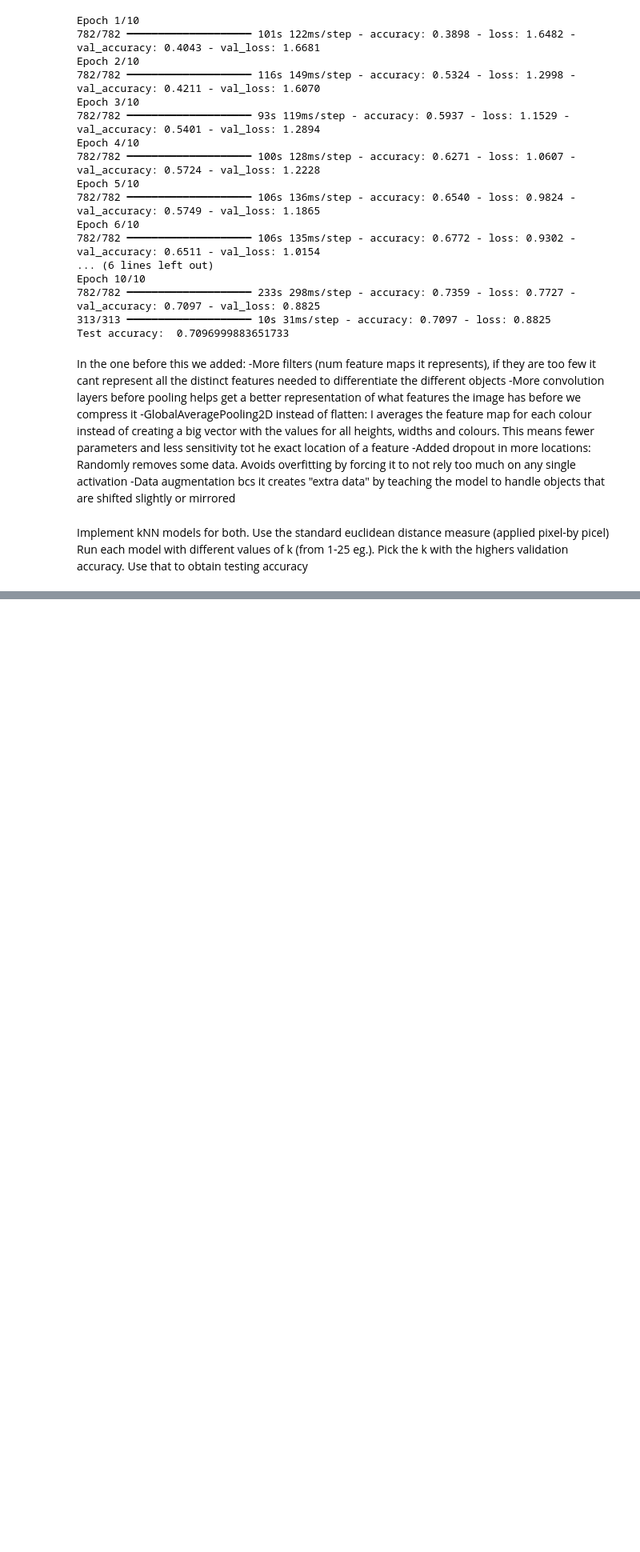
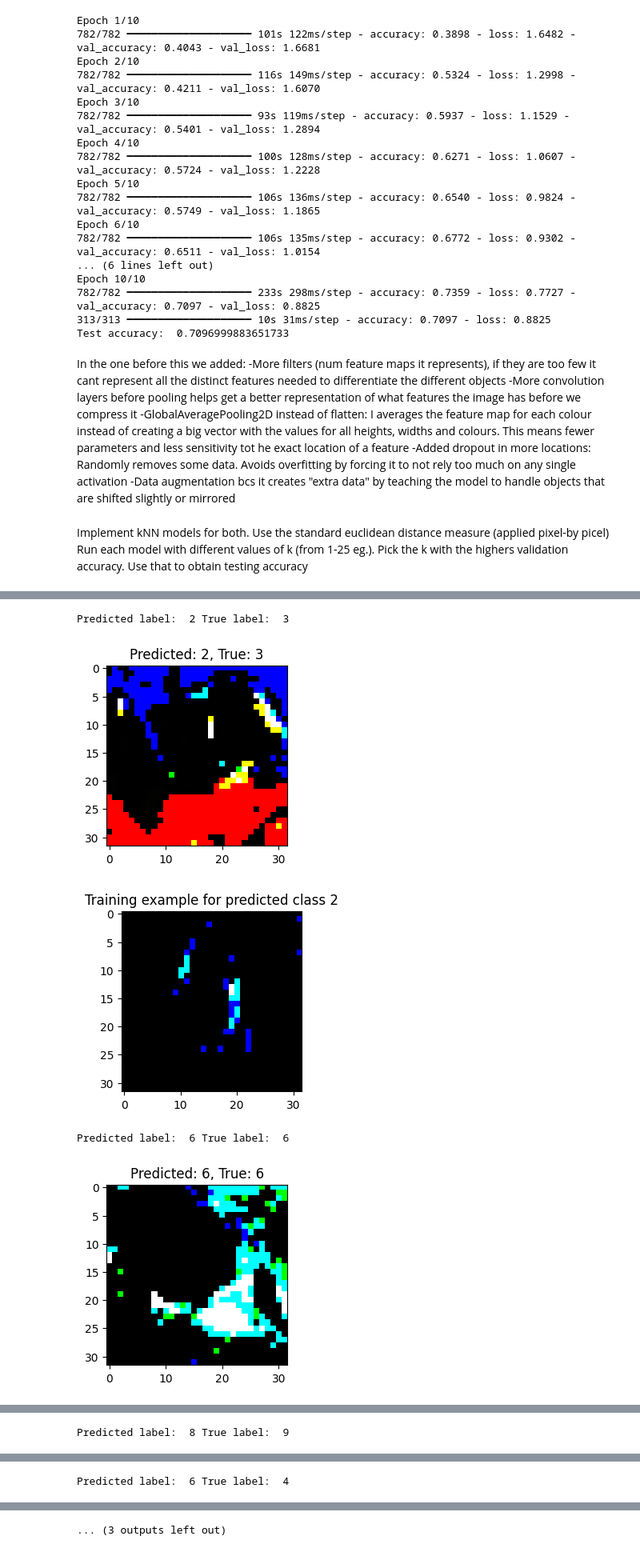
Before and after one commit to CleosCleopatra/Comp-AI, a Jupyter notebook: Assignment2.ipynb, the cells around one changed output, grey strips where cells are left out. Shown at 80% size. Cells and saved outputs as stored; diff of their text form; code cells hidden in the pictures; blank space fills up the shorter version.

Commit message:
Images of predicted vs. actual and CIFAR Added

```diff
--- a/Assignment2.ipynb
+++ b/Assignment2.ipynb
@@ -451,0 +522,14 @@ Use that to obtain testing accuracy
+# %%
+for k in range(1,26):
+    knn = KNeighborsClassifier(
+        n_neighbors = k,
+        metric = "euclidean",
+        weights = "distance"
+    )
+
+
+
+    knn.fit(flattened_x_train_CIFAR, y_cif)
+    prediction = knn.predict(flattened_x_test_CIFAR)
+
+    print("Accuracy: ", accuracy_score(y_test_cif, prediction), " for k = ", k)
@@ -451,0 +550,12 @@ Use that to obtain testing accuracy
+# %%
+test_examples = [0, 5, 50, 500, 5000]
+
+k=6
+
+knn = KNeighborsClassifier(
+        n_neighbors = k,
+        metric = "euclidean",
+        weights = "distance"
+    )
+
+knn.fit(flattened_x_train_CIFAR, y_cif)
@@ -451,0 +567,24 @@ Use that to obtain testing accuracy
+# %%
+
+for idx in test_examples:
+    idx_spec = flattened_x_test_CIFAR[idx]
+    idx_spec = idx_spec.reshape(1, -1)
+    predict = knn.predict(idx_spec)[0]
+    print("Predicted label: ", predict, "True label: ", y_test_cif[idx][0])
+
+    plt.figure()
+    plt.subplot(1,2,1)
+    plt.imshow(x_test_cif[idx].astype("uint8"))
+    plt.title(f"Predicted: {predict}, True: {y_test_cif[idx][0]}")
+    plt.show()
+
+    plt.subplot(1,2,2)
+    plt.imshow(x_train_cif[np.where(y_cif == predict)[0][0]].astype("uint8"))
+    plt.title(f"Training example for predicted class {predict}")
+    plt.show()
+# %% [output]
+Predicted label:  2 True label:  3
+[figure, added]
+[figure, added]
+Predicted label:  6 True label:  6
+[figure, added]
@@ -451,0 +592 @@ Use that to obtain testing accuracy
+Predicted label:  8 True label:  9
@@ -451,0 +595 @@ Use that to obtain testing accuracy
+Predicted label:  6 True label:  4
@@ -451,0 +598 @@ Use that to obtain testing accuracy
+... (3 outputs left out)
```
Also changed, not shown: parts of 10 cells of this notebook.
